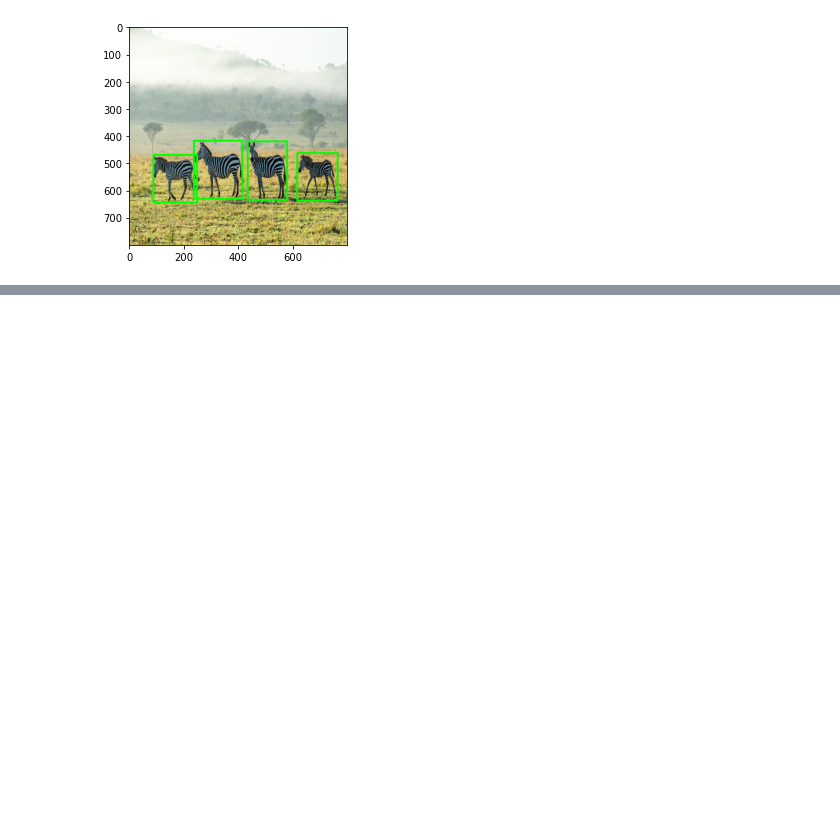
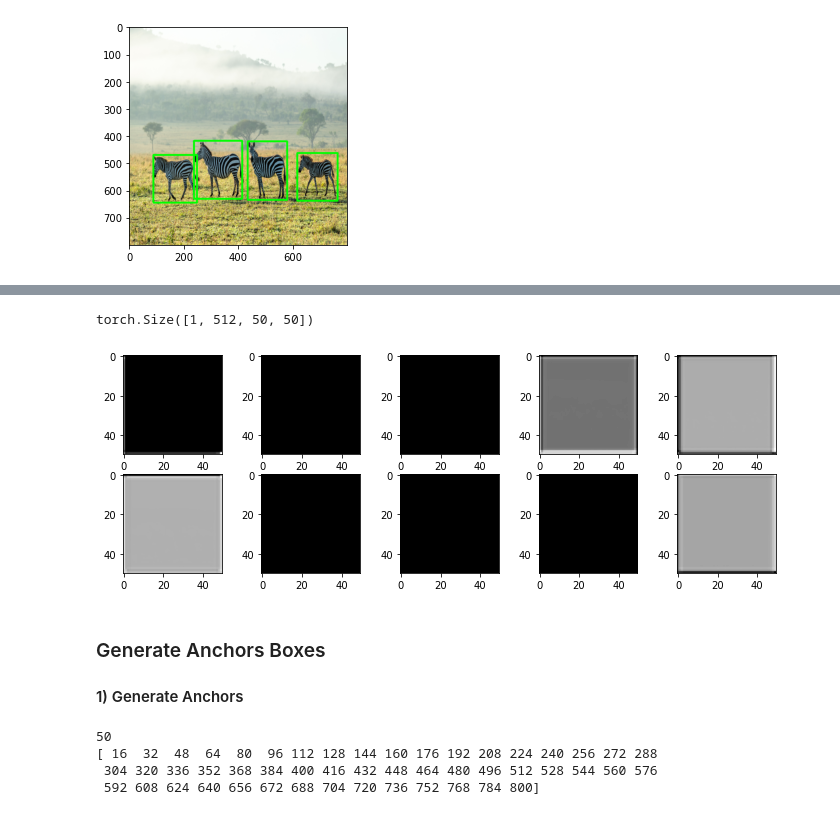
Before and after one commit to Hongsehyun/SV_Intern_Memo, a Jupyter notebook: 1. PyTorch_OD Tutorial/[PyTorch] Faster_RCNN_Tutorial.ipynb, the cells around one changed output, grey strips where cells are left out. Saved outputs shown, nothing was run; the diff lists cells and outputs as text; code cells hidden in the pictures; blank space fills up the shorter version.

```diff
--- a/1. PyTorch_OD Tutorial/[PyTorch] Faster_RCNN_Tutorial.ipynb
+++ b/1. PyTorch_OD Tutorial/[PyTorch] Faster_RCNN_Tutorial.ipynb
@@ -160,0 +249,7 @@ zip(box, ratioList)
+# %%
+# only collect layers with output feature map size (W, H) < 50
+dummy_img = torch.zeros((1, 3, 800, 800)).float() # test image array  : 4차원 Tensor :: batch size, channel, width, height 순서로 Indexing
+print(dummy_img.shape)
+
+req_features = []
+output = dummy_img.clone().to(DEVICE)
@@ -160,0 +258,11 @@ zip(box, ratioList)
+# %%
+for feature in features:
+    output = feature(output)
+    print(output.size())
+    if output.size()[2] < 800//16: # 800/16=50  # Maxpool 5회 실행 :: 800 -> 400 -> 200 -> 100 -> 50 -> 25
+        break
+    req_features.append(feature)
+    out_channels = output.size()[1]  # size[1] 인덱스 = Channel의 수
+
+print(len(req_features))
+print(out_channels)
@@ -160,0 +287,5 @@ zip(box, ratioList)
+# %%
+# convert this list into a Seqeuntial module
+
+faster_rcnn_feature_extractor = nn.Sequential(*req_features)
+faster_rcnn_feature_extractor
@@ -160,0 +310,48 @@ zip(box, ratioList)
+# %%
+# test the results of the input image pass through the feature extractor
+transform = transforms.Compose([transforms.ToTensor()])
+
+imgTensor = transform(img).to(DEVICE)
+imgTensor = imgTensor.unsqueeze(0)   # Batch 차원 추가
+output_map = faster_rcnn_feature_extractor(imTgensor)
+
+print(output_map.size())   # Batch Size = 1, Channel = 512, Width & Height = 50 임을 확인 가능!   VGG가 제대로 적용된 결과임!
+# %% [output]
+torch.Size([1, 512, 50, 50])
+# %%
+# visualize the first 10 channels of the 50*50*512 feature maps
+
+imgArray = output_map.data.cpu().numpy().squeeze(0)
+fig = plt.figure(figsize=(12, 4))
+figNo = 1
+
+for i in range(10):
+    fig.add_subplot(2, 5, figNo)
+    plt.imshow(imgArray[i], cmap='gray')
+    figNo += 1
+
+plt.show()
+# %% [output]
+[figure, added]
+# %% [markdown]
+### Generate Anchors Boxes
+
+#### 1) Generate Anchors
+# %%
+# sub-sampling rate = 1/16
+# image size : 800x800
+# sub-sampled feature map size : 800 x 1/16 = 50
+# 50 x 50 = 2500 anchors and each anchor generate 9 anchor boxes
+# total anchor boxes = 50 x 50 x 9 = 22500
+# x,y intervals to generate anchor box center
+
+feature_size = 800 // 16
+ctr_x = np.arange(16, (feature_size + 1) * 16, 16)
+ctr_y = np.arange(16, (feature_size + 1) * 16, 16)
+print(len(ctr_x))
+print(ctr_x)
+# %% [output]
+50
+[ 16  32  48  64  80  96 112 128 144 160 176 192 208 224 240 256 272 288
+ 304 320 336 352 368 384 400 416 432 448 464 480 496 512 528 544 560 576
+ 592 608 624 640 656 672 688 704 720 736 752 768 784 800]
```
Also changed, not shown: parts of 10 cells of this notebook.
